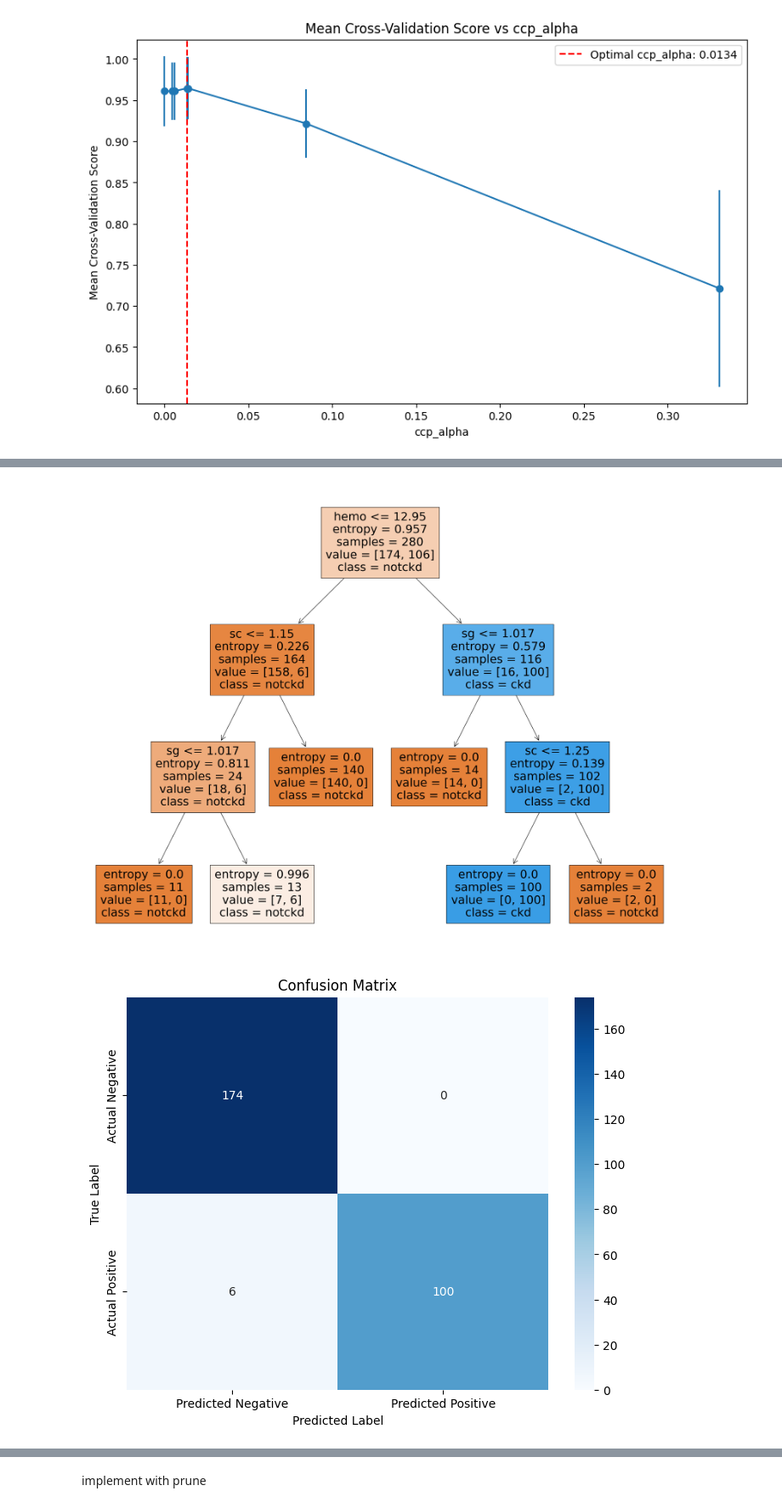
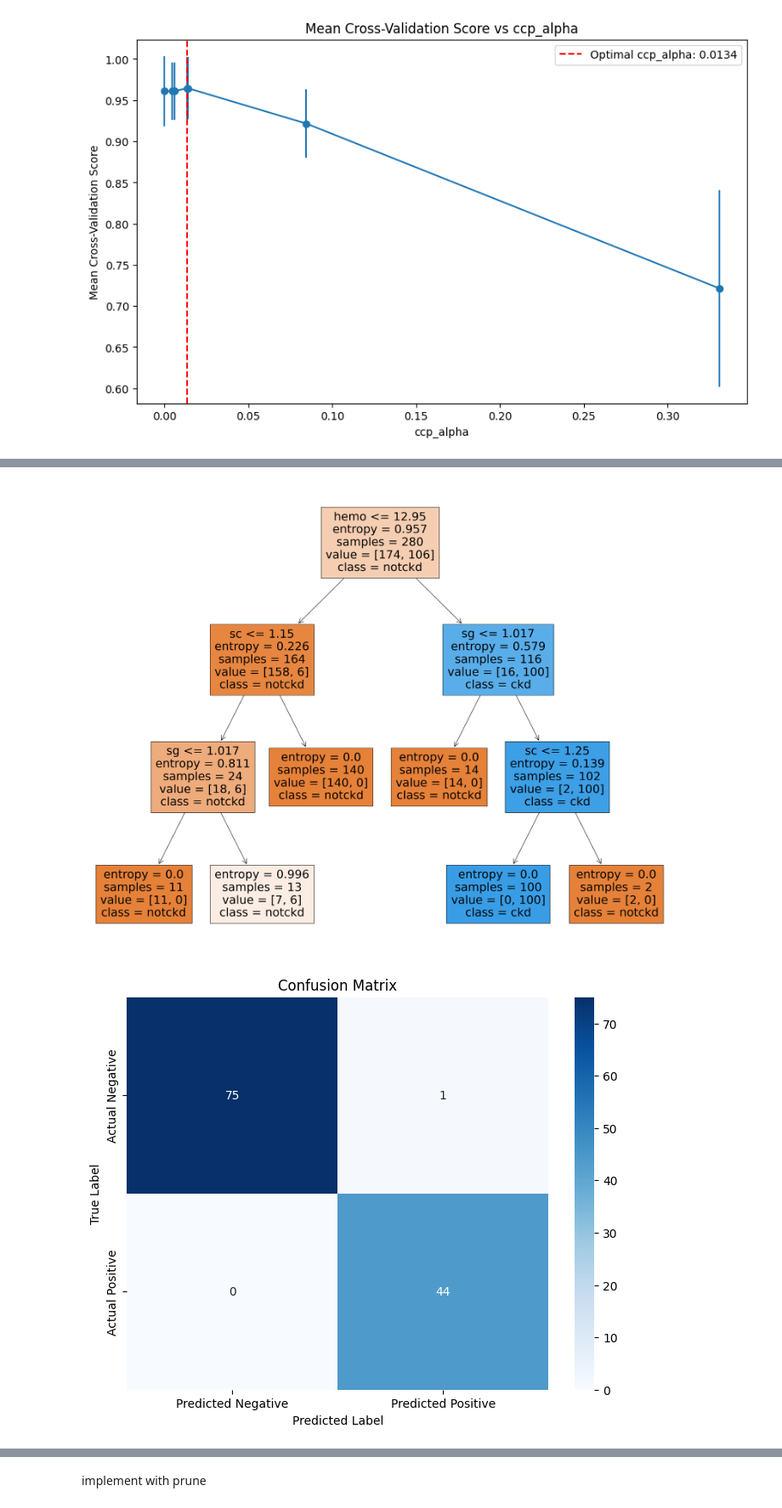
Before and after one commit to morshinka/kidney, a Jupyter notebook: dtc.ipynb, the cells around one changed output, grey strips where cells are left out. Shown at 85% size. Saved outputs shown, nothing was run; the diff lists cells and outputs as text; code cells hidden in the pictures.

```diff
--- a/dtc.ipynb
+++ b/dtc.ipynb
@@ -207,6 +207,70 @@ Standard deviation of cross-validation scores (unpruned): 0.026726124191242425
 [figure]
 [figure]
 # %%
+# dtc = DecisionTreeClassifier(
+#     criterion='entropy',
+#     ccp_alpha=0.0134,
+#     max_depth=3,
+#     class_weight=None,
+#     max_features=None,
+#     max_leaf_nodes=None,
+#     min_impurity_decrease=0.0,
+#     min_samples_leaf=1,
+#     min_samples_split=2,
+#     min_weight_fraction_leaf=0.0,
+#     random_state=42,
+#     splitter='best'
+# )
+
+# model = dtc.fit(x_train, y_train)
+# dtc_acc = accuracy_score(y_test, dtc.predict(x_test))
+
+# kf = KFold(n_splits=10, shuffle=True, random_state=42)
+# cv_results = cross_val_score(model, x_train, y_train, cv=kf, scoring='accuracy')
+
+# print(f"Akurasi data training = {accuracy_score(y_train, dtc.predict(x_train)) * 100:.2f}%")
+# print(f"Akurasi data testing = {dtc_acc * 100:.2f}% \n")
+
+# confusion = confusion_matrix(y_train, dtc.predict(x_train))
+# tn, fp, fn, tp = confusion.ravel()
+# print(f"Confusion Matrix: \n{confusion} \n")
+# print(f"Classification Report: \n{classification_report(y_train, dtc.predict(x_train))}")
+
+# print('Cross-validation scores:')
+# for i, score in enumerate(cv_results, 1):
+#     print(f'Fold {i}: {score:.4f}')
+# print(f'Mean cross-validation score: {np.mean(cv_results):.4f}')
+# print(f'Standard deviation of cross-validation scores: {np.std(cv_results):.4f}')
+
+# fig = plt.figure(figsize=(25, 20))
+# _ = tree.plot_tree(model, feature_names=ind_col, class_names=['notckd', 'ckd'], filled=True)
+
+# plt.figure(figsize=(8, 6))
+# sns.heatmap(confusion, annot=True, fmt='d', cmap='Blues', xticklabels=['Predicted Negative', 'Predicted Positive'], yticklabels=['Actual Negative', 'Actual Positive'])
+# plt.title('Confusion Matrix')
+# plt.xlabel('Predicted Label')
+# plt.ylabel('True Label')
+# plt.show()
+
+# classification_rep = classification_report(y_train, dtc.predict(x_train), output_dict=True)
+# classification_df = pd.DataFrame(classification_rep).transpose()
+
+# plt.figure(figsize=(10, 6))
+# sns.heatmap(classification_df.iloc[:-1, :].T, annot=True, cmap='Blues')
+# plt.title('Classification Report')
+# plt.show()
+
+import time
+import numpy as np
+import pandas as pd
+from sklearn.tree import DecisionTreeClassifier
+from sklearn.model_selection import cross_val_score, KFold
+from sklearn.metrics import accuracy_score, confusion_matrix, classification_report
+import matplotlib.pyplot as plt
+from sklearn import tree
+import seaborn as sns
+
+# Inisialisasi model yang sudah di-pruning
 dtc = DecisionTreeClassifier(
     criterion='entropy',
     ccp_alpha=0.0134,
@@ -222,8 +286,20 @@ dtc = DecisionTreeClassifier(
     splitter='best'
 )
 
+# Mengukur waktu untuk fitting model
+start_time = time.perf_counter()
 model = dtc.fit(x_train, y_train)
-dtc_acc = accuracy_score(y_test, dtc.predict(x_test))
+end_time = time.perf_counter()
+fit_time = end_time - start_time
+
+# Mengukur waktu untuk prediksi
+start_time = time.perf_counter()
+y_pred = dtc.predict(x_test)
+end_time = time.perf_counter()
+predict_time = end_time - start_time
+
+# Evaluasi performa model
+dtc_acc = accuracy_score(y_test, y_pred)
 
 kf = KFold(n_splits=10, shuffle=True, random_state=42)
 cv_results = cross_val_score(model, x_train, y_train, cv=kf, scoring='accuracy')
@@ -231,10 +307,10 @@ cv_results = cross_val_score(model, x_train, y_train, cv=kf, scoring='accuracy')
 print(f"Akurasi data training = {accuracy_score(y_train, dtc.predict(x_train)) * 100:.2f}%")
 print(f"Akurasi data testing = {dtc_acc * 100:.2f}% \n")
 
-confusion = confusion_matrix(y_train, dtc.predict(x_train))
+confusion = confusion_matrix(y_test, y_pred)
 tn, fp, fn, tp = confusion.ravel()
 print(f"Confusion Matrix: \n{confusion} \n")
-print(f"Classification Report: \n{classification_report(y_train, dtc.predict(x_train))}")
+print(f"Classification Report: \n{classification_report(y_test, y_pred)}")
 
 print('Cross-validation scores:')
 for i, score in enumerate(cv_results, 1):
@@ -252,13 +328,17 @@ plt.xlabel('Predicted Label')
 plt.ylabel('True Label')
 plt.show()
 
-classification_rep = classification_report(y_train, dtc.predict(x_train), output_dict=True)
+classification_rep = classification_report(y_test, y_pred, output_dict=True)
 classification_df = pd.DataFrame(classification_rep).transpose()
 
 plt.figure(figsize=(10, 6))
 sns.heatmap(classification_df.iloc[:-1, :].T, annot=True, cmap='Blues')
 plt.title('Classification Report')
 plt.show()
+
+# Menampilkan waktu eksekusi
+print(f"Time taken for fitting model: {fit_time:.10f} seconds")
+print(f"Time taken for prediction: {predict_time:.10f} seconds")
 # %% [output]
 Akurasi data training = 97.86%
 Akurasi data testing = 99.17%
@@ -275,7 +355,7 @@ Classification Report:
 ... (14 lines left out)
 Fold 9: 0.8571
 Fold 10: 1.0000
 Mean cross-validation score: 0.9607
 Standard deviation of cross-validation scores: 0.0406
 [figure]
-[figure, old version]
+[figure, new version]
```
Also changed, not shown: parts of 5 cells of this notebook.
